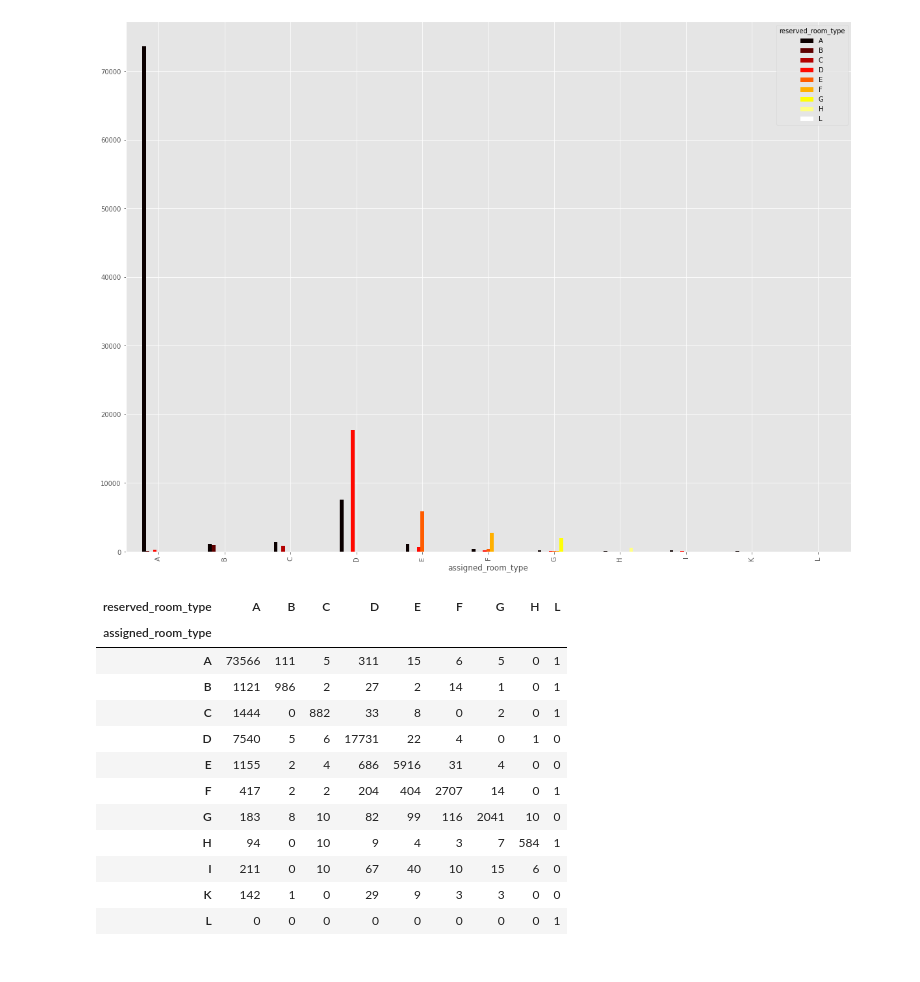
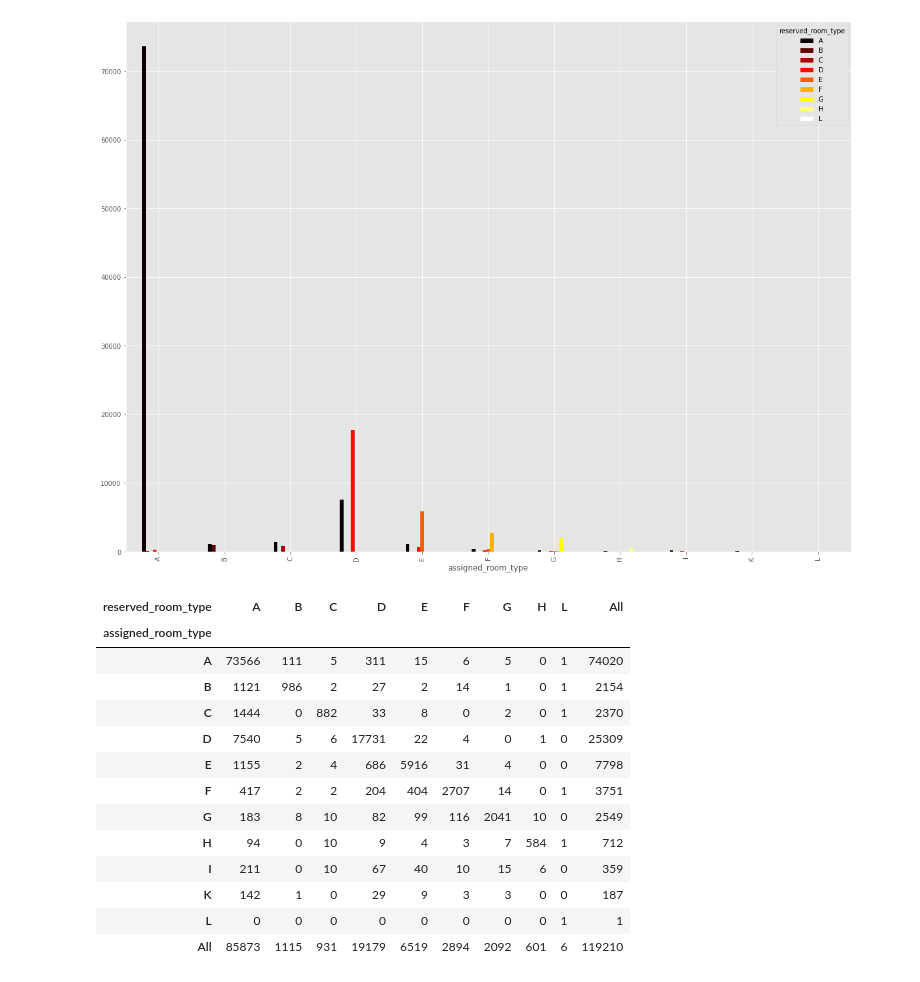
Before and after one commit to aynaval/Hotel-booking-analysis_EDA, a Jupyter notebook: EDA_Capstone_Project.ipynb, the cells around one changed output. Saved outputs shown, nothing was run; the diff lists cells and outputs as text; code cells hidden in the pictures.

```diff
--- a/EDA_Capstone_Project.ipynb
+++ b/EDA_Capstone_Project.ipynb
@@ -584,18 +565,19 @@ pd.crosstab(data['assigned_room_type'],data['reserved_room_type']).plot(figsize=
 <matplotlib.axes._subplots.AxesSubplot at 0x...>
 [figure]
 # %%
-pd.crosstab(data['assigned_room_type'],data['reserved_room_type'])
+pd.crosstab(data['assigned_room_type'],data['reserved_room_type'],margins=True)
 # %% [output]
-| reserved_room_type | A | B | C | D | E | F | G | H | L |
-| assigned_room_type |  |  |  |  |  |  |  |  |  |
-| A | 73566 | 111 | 5 | 311 | 15 | 6 | 5 | 0 | 1 |
-| B | 1121 | 986 | 2 | 27 | 2 | 14 | 1 | 0 | 1 |
-| C | 1444 | 0 | 882 | 33 | 8 | 0 | 2 | 0 | 1 |
-| D | 7540 | 5 | 6 | 17731 | 22 | 4 | 0 | 1 | 0 |
-| E | 1155 | 2 | 4 | 686 | 5916 | 31 | 4 | 0 | 0 |
-| F | 417 | 2 | 2 | 204 | 404 | 2707 | 14 | 0 | 1 |
-| G | 183 | 8 | 10 | 82 | 99 | 116 | 2041 | 10 | 0 |
-| H | 94 | 0 | 10 | 9 | 4 | 3 | 7 | 584 | 1 |
-| I | 211 | 0 | 10 | 67 | 40 | 10 | 15 | 6 | 0 |
-| K | 142 | 1 | 0 | 29 | 9 | 3 | 3 | 0 | 0 |
-| L | 0 | 0 | 0 | 0 | 0 | 0 | 0 | 0 | 1 |
+| reserved_room_type | A | B | C | D | E | F | G | H | L | All |
+| assigned_room_type |  |  |  |  |  |  |  |  |  |  |
+| A | 73566 | 111 | 5 | 311 | 15 | 6 | 5 | 0 | 1 | 74020 |
+| B | 1121 | 986 | 2 | 27 | 2 | 14 | 1 | 0 | 1 | 2154 |
+| C | 1444 | 0 | 882 | 33 | 8 | 0 | 2 | 0 | 1 | 2370 |
+| D | 7540 | 5 | 6 | 17731 | 22 | 4 | 0 | 1 | 0 | 25309 |
+| E | 1155 | 2 | 4 | 686 | 5916 | 31 | 4 | 0 | 0 | 7798 |
+| F | 417 | 2 | 2 | 204 | 404 | 2707 | 14 | 0 | 1 | 3751 |
+| G | 183 | 8 | 10 | 82 | 99 | 116 | 2041 | 10 | 0 | 2549 |
+| H | 94 | 0 | 10 | 9 | 4 | 3 | 7 | 584 | 1 | 712 |
+| I | 211 | 0 | 10 | 67 | 40 | 10 | 15 | 6 | 0 | 359 |
+| K | 142 | 1 | 0 | 29 | 9 | 3 | 3 | 0 | 0 | 187 |
+| L | 0 | 0 | 0 | 0 | 0 | 0 | 0 | 0 | 1 | 1 |
+| All | 85873 | 1115 | 931 | 19179 | 6519 | 2894 | 2092 | 601 | 6 | 119210 |
```
Also changed, not shown: parts of 29 cells of this notebook.
